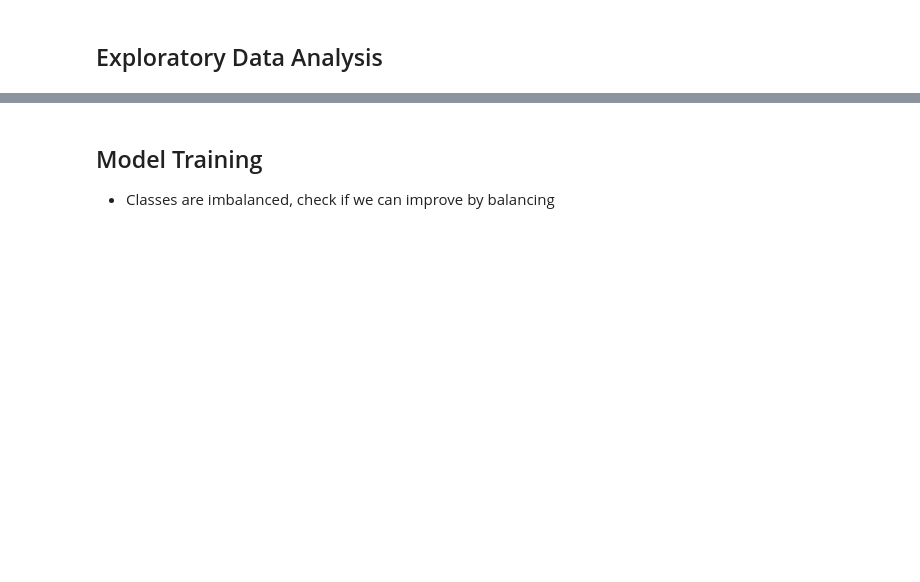
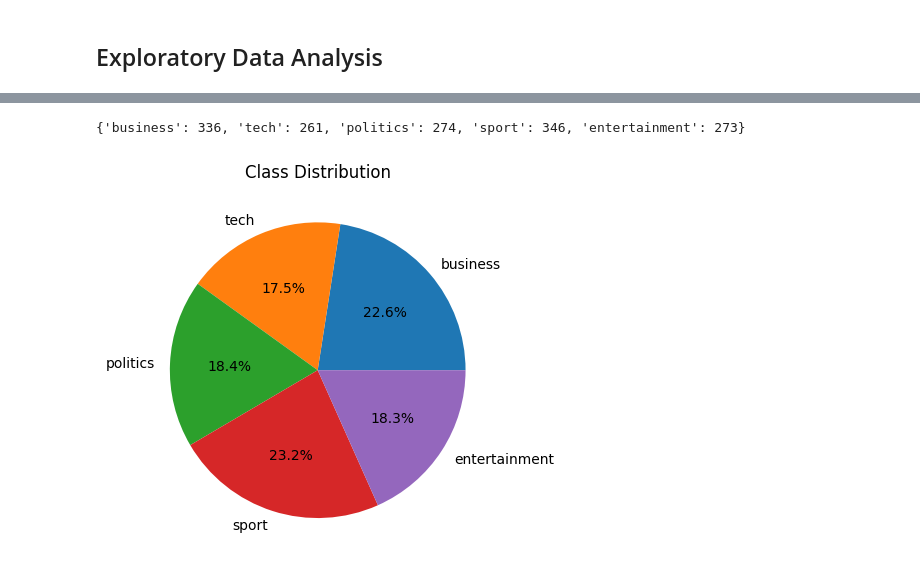
Before and after one commit to ZenithFlux/Realtime_News_Classification, a Jupyter notebook: src/training.ipynb, the cells around one changed output, grey strips where cells are left out. Cells and saved outputs as stored; diff of their text form; code cells hidden in the pictures; blank space fills up the shorter version.

Commit message:
Model Training completed

```diff
--- a/src/training.ipynb
+++ b/src/training.ipynb
@@ -80,15 +99,13 @@ df.head()
 # %%
 # Checking class imbalance
 
 label_counts = []
-for s in label_map: label_counts.append(len(df[df.medical_specialty==s]))
+for s in label_map: label_counts.append(len(df[df.Category==s]))
 print({x: y for x, y in zip(label_map, label_counts)})
 
-plt.figure(figsize=(9,9))
-plt.pie(label_counts, labels=label_map, explode=[0.1 for _ in range(40)], autopct="%.1f%%")
+plt.pie(label_counts, labels=label_map, autopct="%.1f%%")
 plt.title("Class Distribution")
 plt.show()
+# %% [output]
+{'business': 336, 'tech': 261, 'politics': 274, 'sport': 346, 'entertainment': 273}
+[figure, added]
-# %% [markdown]
-## Model Training
-
-- Classes are imbalanced, check if we can improve by balancing
```
Also changed, not shown: parts of 29 cells of this notebook.
